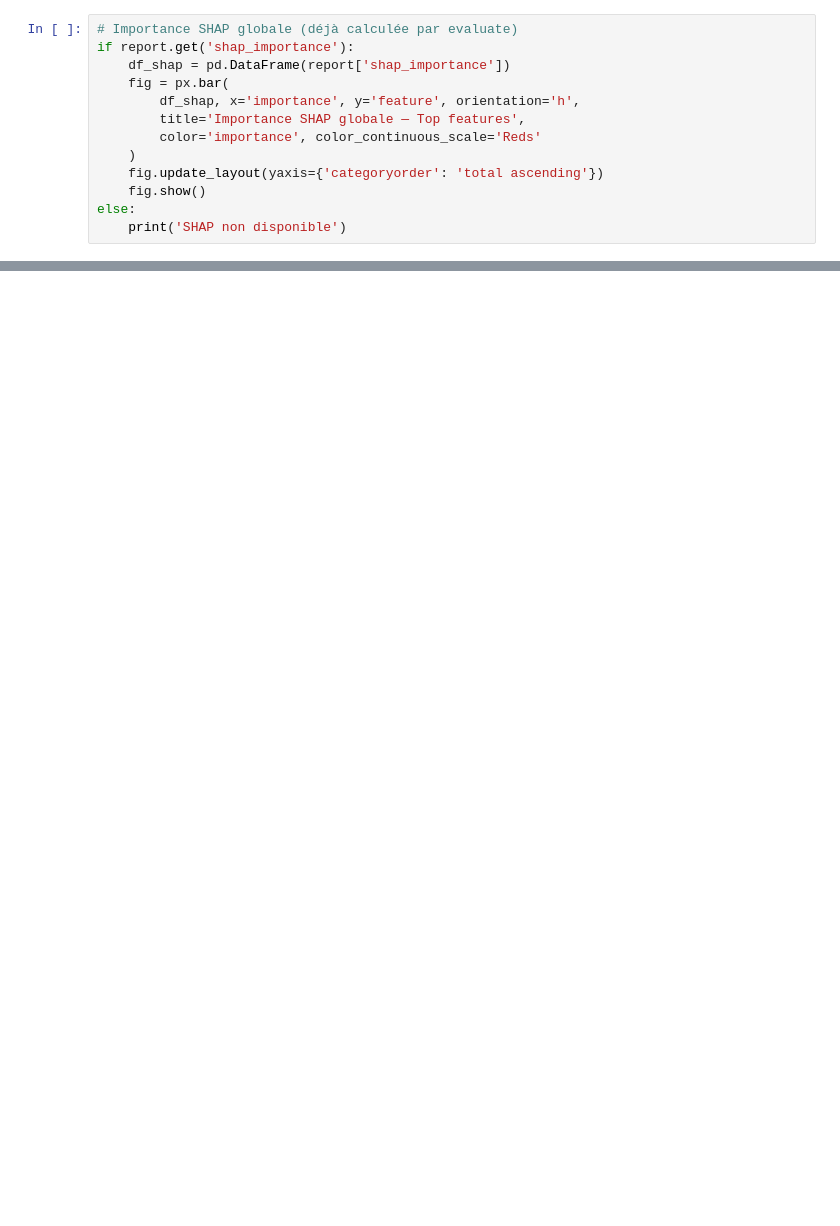
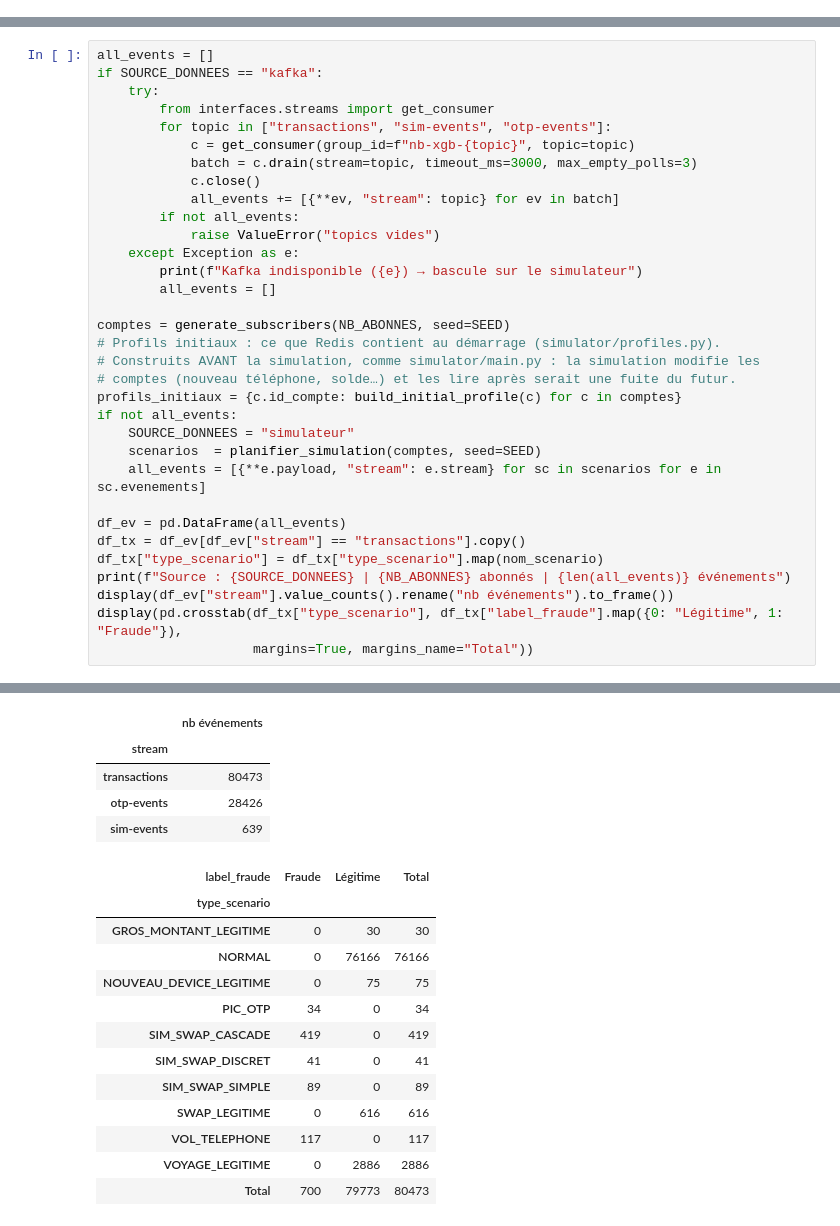
Before and after one commit to El-khalilDione99/CyberGradianAI, a Jupyter notebook: cyberguardian/notebooks/03_Couche3_XGBoost.ipynb, the cells around one changed output, grey strips where cells are left out. Drawn from its saved outputs; the diff is of its cells as text; blank space fills up the shorter version.

```diff
--- a/cyberguardian/notebooks/03_Couche3_XGBoost.ipynb
+++ b/cyberguardian/notebooks/03_Couche3_XGBoost.ipynb
@@ -280,13 +0,0 @@ df_cm
-# %%
-# Importance SHAP globale (déjà calculée par evaluate)
-if report.get('shap_importance'):
-    df_shap = pd.DataFrame(report['shap_importance'])
-    fig = px.bar(
-        df_shap, x='importance', y='feature', orientation='h',
-        title='Importance SHAP globale — Top features',
-        color='importance', color_continuous_scale='Reds'
-    )
-    fig.update_layout(yaxis={'categoryorder': 'total ascending'})
-    fig.show()
-else:
-    print('SHAP non disponible')
@@ -454,0 +251,34 @@ print('Cellule désactivée — décommenter pour sauvegarder dans MinIO')
+# %%
+all_events = []
+if SOURCE_DONNEES == "kafka":
+    try:
+        from interfaces.streams import get_consumer
+        for topic in ["transactions", "sim-events", "otp-events"]:
+            c = get_consumer(group_id=f"nb-xgb-{topic}", topic=topic)
+            batch = c.drain(stream=topic, timeout_ms=3000, max_empty_polls=3)
+            c.close()
+            all_events += [{**ev, "stream": topic} for ev in batch]
+        if not all_events:
+            raise ValueError("topics vides")
+    except Exception as e:
+        print(f"Kafka indisponible ({e}) → bascule sur le simulateur")
+        all_events = []
+
+comptes = generate_subscribers(NB_ABONNES, seed=SEED)
+# Profils initiaux : ce que Redis contient au démarrage (simulator/profiles.py).
+# Construits AVANT la simulation, comme simulator/main.py : la simulation modifie les
+# comptes (nouveau téléphone, solde…) et les lire après serait une fuite du futur.
+profils_initiaux = {c.id_compte: build_initial_profile(c) for c in comptes}
+if not all_events:
+    SOURCE_DONNEES = "simulateur"
+    scenarios  = planifier_simulation(comptes, seed=SEED)
+    all_events = [{**e.payload, "stream": e.stream} for sc in scenarios for e in sc.evenements]
+
+df_ev = pd.DataFrame(all_events)
+df_tx = df_ev[df_ev["stream"] == "transactions"].copy()
+df_tx["type_scenario"] = df_tx["type_scenario"].map(nom_scenario)
+print(f"Source : {SOURCE_DONNEES} | {NB_ABONNES} abonnés | {len(all_events)} événements")
+display(df_ev["stream"].value_counts().rename("nb événements").to_frame())
+display(pd.crosstab(df_tx["type_scenario"], df_tx["label_fraude"].map({0: "Légitime", 1: "Fraude"}),
+                    margins=True, margins_name="Total"))
+# %% [output]
@@ -454,0 +289,18 @@ print('Cellule désactivée — décommenter pour sauvegarder dans MinIO')
+|  | nb événements |
+| stream |  |
+| transactions | 80473 |
+| otp-events | 28426 |
+| sim-events | 639 |
+| label_fraude | Fraude | Légitime | Total |
+| type_scenario |  |  |  |
+| GROS_MONTANT_LEGITIME | 0 | 30 | 30 |
+| NORMAL | 0 | 76166 | 76166 |
+| NOUVEAU_DEVICE_LEGITIME | 0 | 75 | 75 |
+| PIC_OTP | 34 | 0 | 34 |
+| SIM_SWAP_CASCADE | 419 | 0 | 419 |
+| SIM_SWAP_DISCRET | 41 | 0 | 41 |
+| SIM_SWAP_SIMPLE | 89 | 0 | 89 |
+| SWAP_LEGITIME | 0 | 616 | 616 |
+| VOL_TELEPHONE | 117 | 0 | 117 |
+| VOYAGE_LEGITIME | 0 | 2886 | 2886 |
+| Total | 700 | 79773 | 80473 |
```
Also changed, not shown: parts of 66 cells of this notebook, 48 other files.
